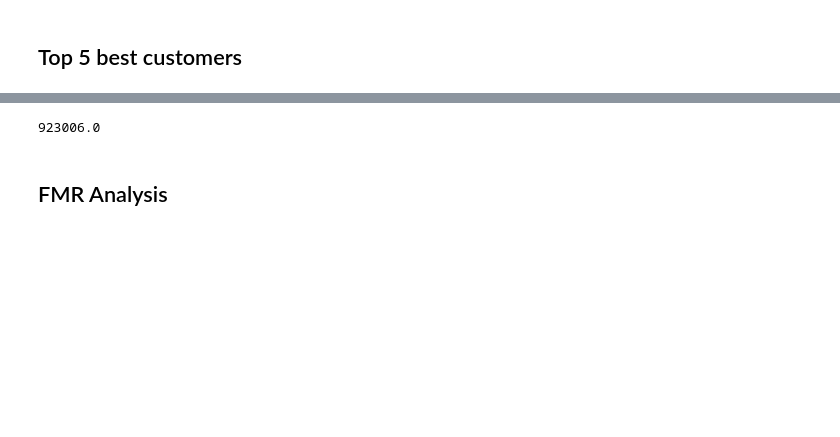
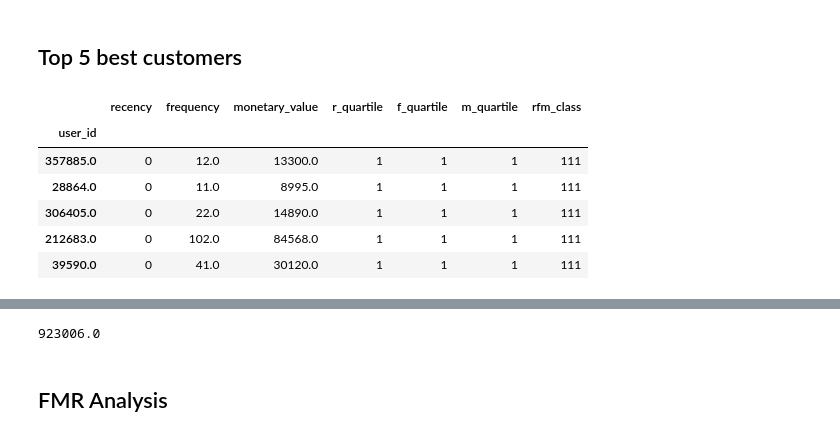
Before and after one commit to alekseisolovev/statistics, a Jupyter notebook: 2nova_eda_rfm_fmr_analysis.ipynb, the cells around one changed output, grey strips where cells are left out. Cells and saved outputs as stored; diff of their text form; code cells hidden in the pictures; blank space fills up the shorter version.

```diff
--- a/2nova_eda_rfm_fmr_analysis.ipynb
+++ b/2nova_eda_rfm_fmr_analysis.ipynb
@@ -337,2 +337,12 @@ rfm_segmentation.head()
 # %% [markdown]
 ## Top 5 best customers
+# %%
+rfm_segmentation[rfm_segmentation['rfm_class']=='111'].sort_values('recency', ascending=True).head(5)
+# %% [output]
+|  | recency | frequency | monetary_value | r_quartile | f_quartile | m_quartile | rfm_class |
+| user_id |  |  |  |  |  |  |  |
+| 357885.0 | 0 | 12.0 | 13300.0 | 1 | 1 | 1 | 111 |
+| 28864.0 | 0 | 11.0 | 8995.0 | 1 | 1 | 1 | 111 |
+| 306405.0 | 0 | 22.0 | 14890.0 | 1 | 1 | 1 | 111 |
+| 212683.0 | 0 | 102.0 | 84568.0 | 1 | 1 | 1 | 111 |
+| 39590.0 | 0 | 41.0 | 30120.0 | 1 | 1 | 1 | 111 |
```
Also changed, not shown: parts of 13 cells of this notebook.
